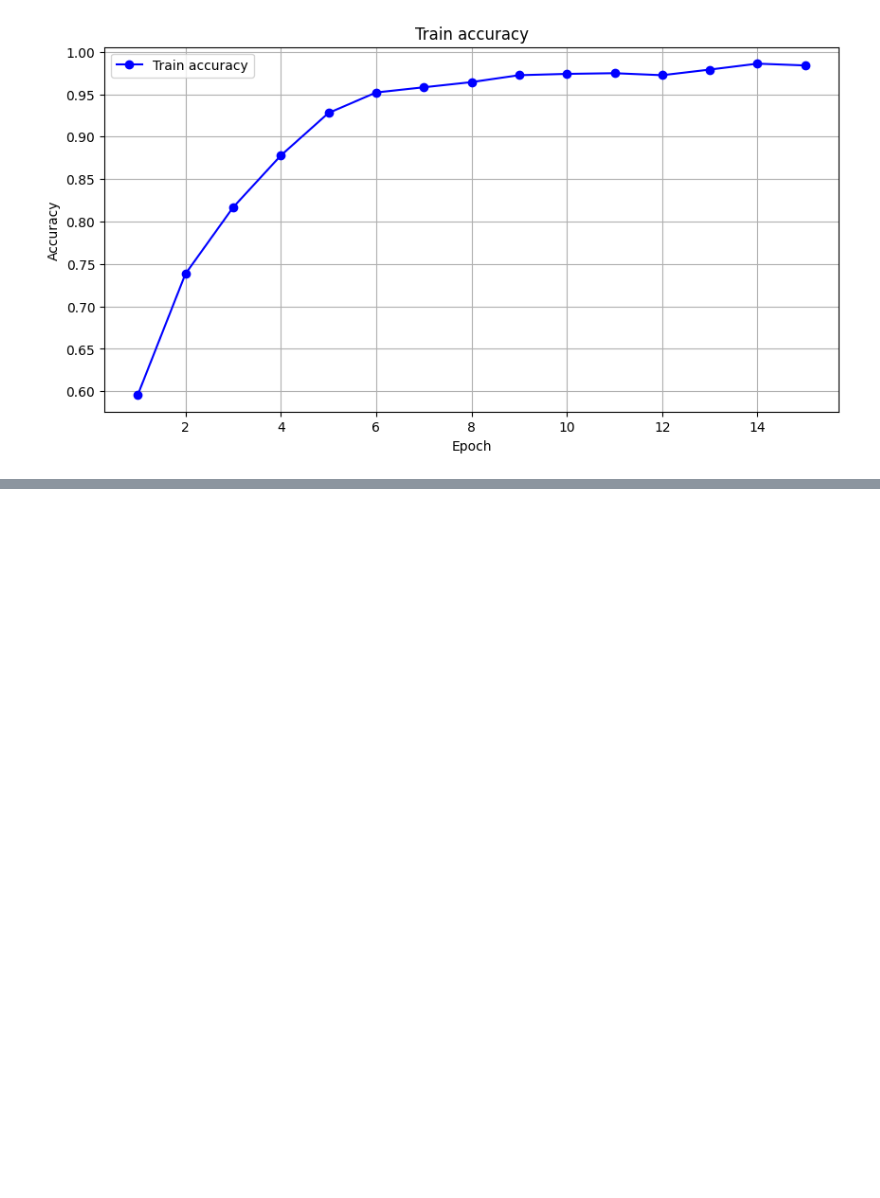
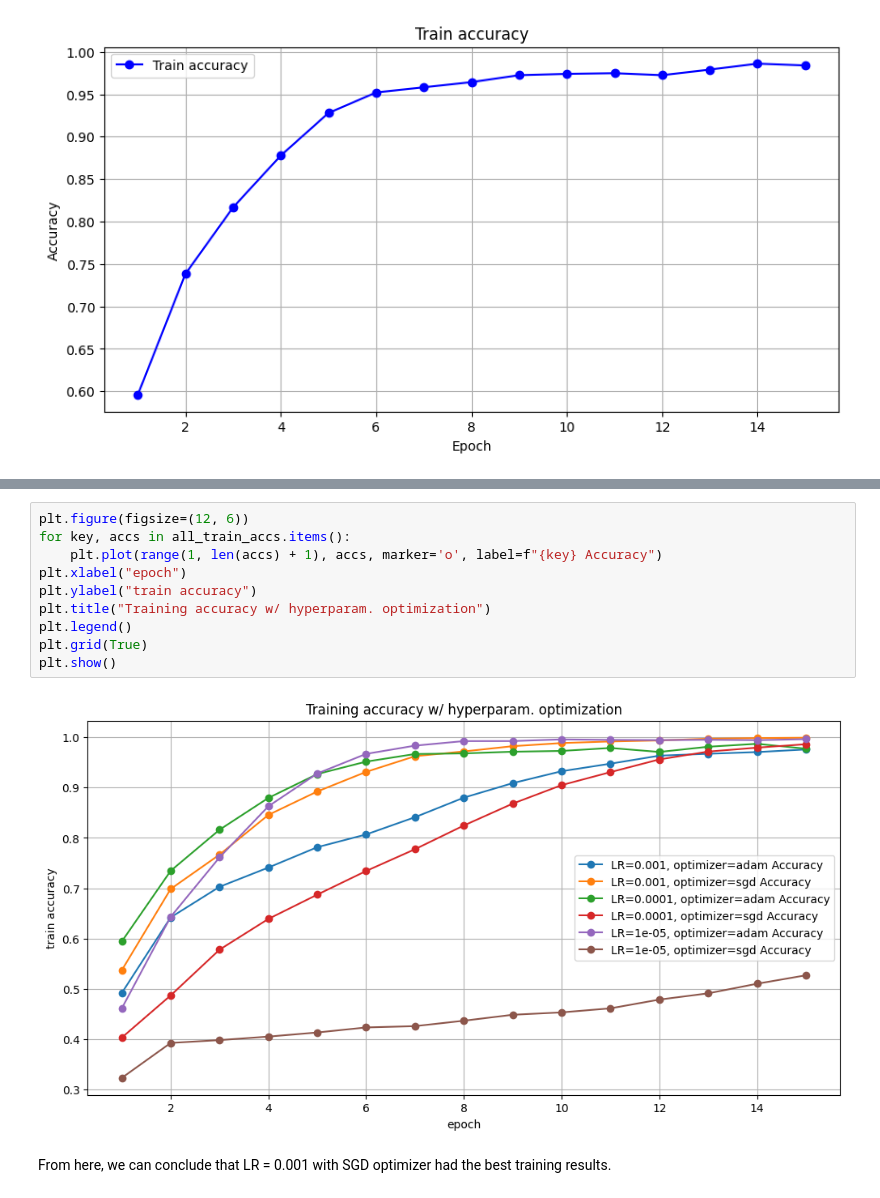
Before and after one commit to melindazhu/debias-emotion-recognition, a Jupyter notebook: baseline_emotion_classifier/baseline_emotion_classifier.ipynb, the cells around one changed output, grey strips where cells are left out. Drawn from its saved outputs; the diff is of its cells as text; blank space fills up the shorter version.

```diff
--- a/baseline_emotion_classifier/baseline_emotion_classifier.ipynb
+++ b/baseline_emotion_classifier/baseline_emotion_classifier.ipynb
@@ -360,0 +469,14 @@ plt.show()
+# %%
+plt.figure(figsize=(12, 6))
+for key, accs in all_train_accs.items():
+    plt.plot(range(1, len(accs) + 1), accs, marker='o', label=f"{key} Accuracy")
+plt.xlabel("epoch")
+plt.ylabel("train accuracy")
+plt.title("Training accuracy w/ hyperparam. optimization")
+plt.legend()
+plt.grid(True)
+plt.show()
+# %% [output]
+[figure, added]
+# %% [markdown]
+From here, we can conclude that LR = 0.001 with SGD optimizer had the best training results.
```
Also changed, not shown: parts of 15 cells of this notebook.
